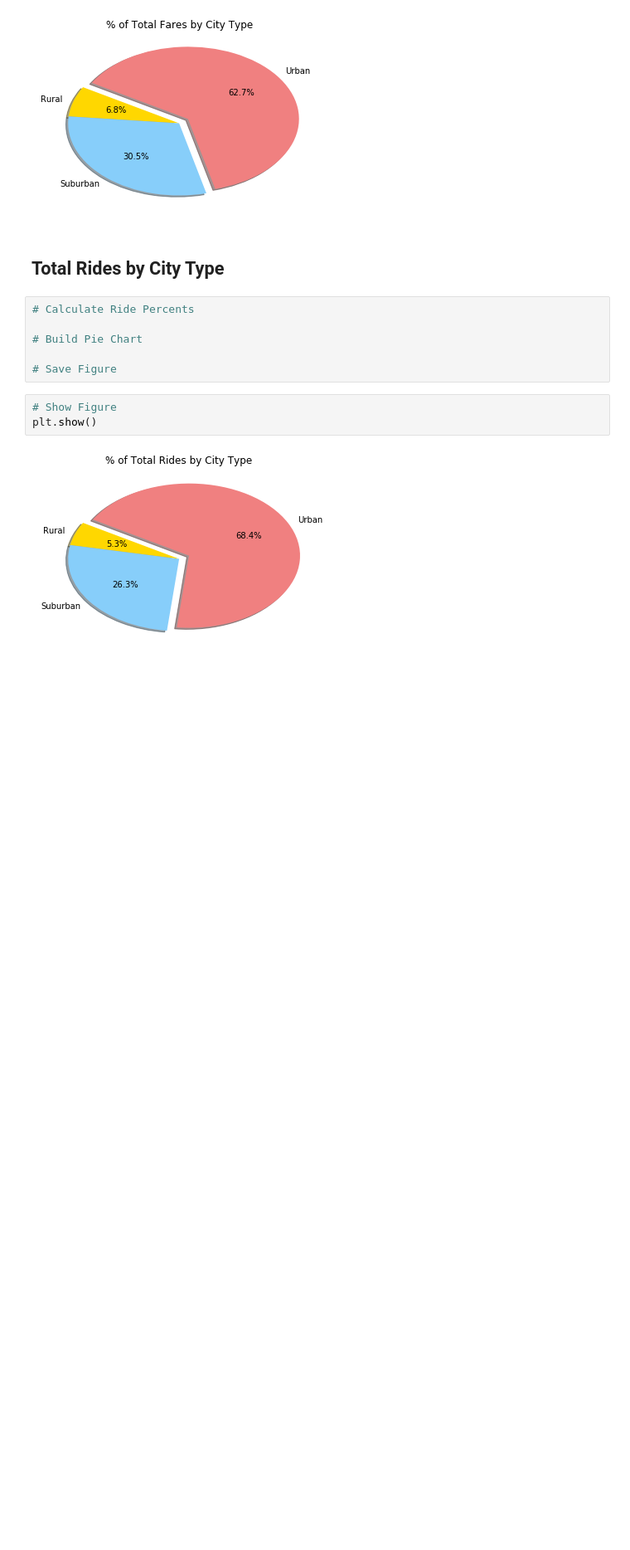
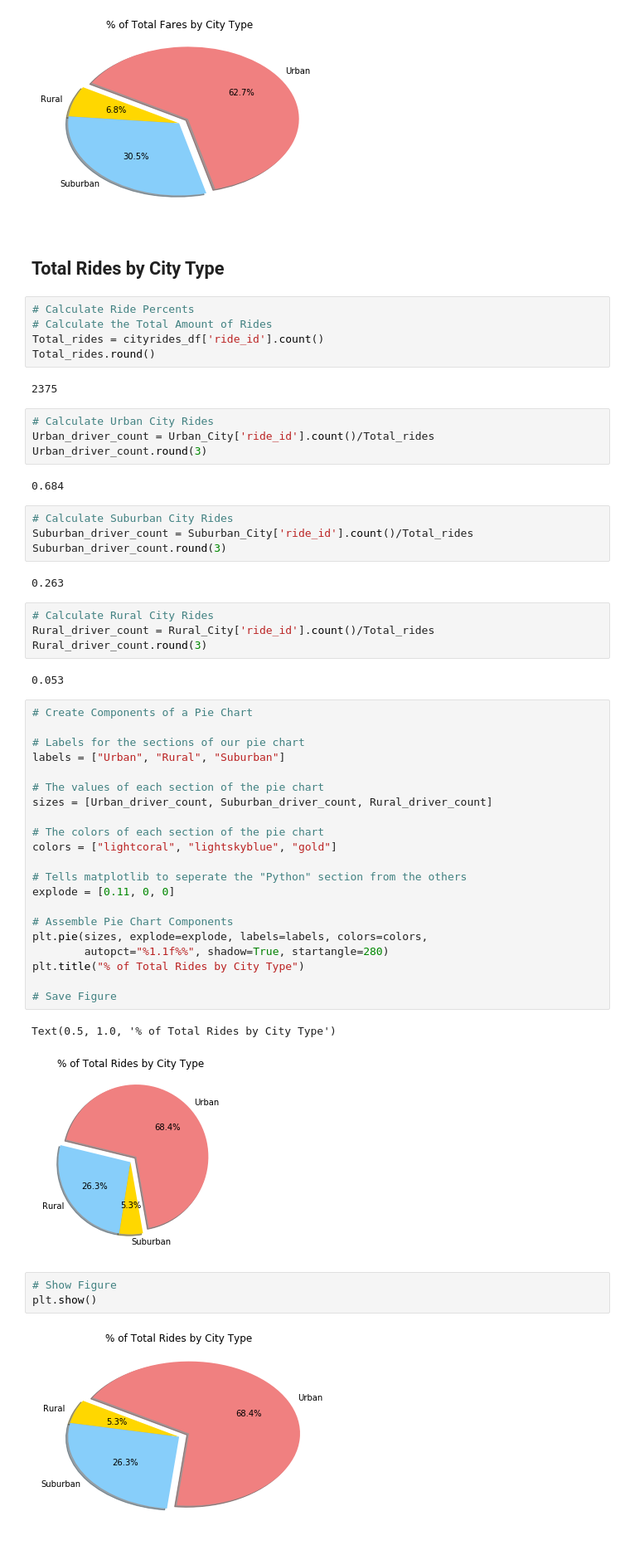
Before and after one commit to crfranch/matplotlib-challenge, a Jupyter notebook: 05-Matplotlib/Instructions/Pyber/pyber_starter.ipynb, the cells around one changed output. Shown: that part at 83% size. Cells and saved outputs as stored; diff of their text form; blank space fills up the shorter version.

```diff
--- a/05-Matplotlib/Instructions/Pyber/pyber_starter.ipynb
+++ b/05-Matplotlib/Instructions/Pyber/pyber_starter.ipynb
@@ -104,12 +136,55 @@ plt.show()
 [figure]
 # %% [markdown]
 ## Total Rides by City Type
-# %%
-# Calculate Ride Percents
-
-# Build Pie Chart
-
-# Save Figure
+# %%
+# Calculate Ride Percents
+# Calculate the Total Amount of Rides
+Total_rides = cityrides_df['ride_id'].count()
+Total_rides.round()
+# %% [output]
+2375
+# %%
+# Calculate Urban City Rides
+Urban_driver_count = Urban_City['ride_id'].count()/Total_rides
+Urban_driver_count.round(3)
+# %% [output]
+0.684
+# %%
+# Calculate Suburban City Rides
+Suburban_driver_count = Suburban_City['ride_id'].count()/Total_rides
+Suburban_driver_count.round(3)
+# %% [output]
+0.263
+# %%
+# Calculate Rural City Rides
+Rural_driver_count = Rural_City['ride_id'].count()/Total_rides
+Rural_driver_count.round(3)
+# %% [output]
+0.053
+# %%
+# Create Components of a Pie Chart
+
+# Labels for the sections of our pie chart
+labels = ["Urban", "Rural", "Suburban"]
+
+# The values of each section of the pie chart
+sizes = [Urban_driver_count, Suburban_driver_count, Rural_driver_count]
+
+# The colors of each section of the pie chart
+colors = ["lightcoral", "lightskyblue", "gold"]
+
+# Tells matplotlib to seperate the "Python" section from the others
+explode = [0.11, 0, 0]
+
+# Assemble Pie Chart Components
+plt.pie(sizes, explode=explode, labels=labels, colors=colors,
+        autopct="%1.1f%%", shadow=True, startangle=280)
+plt.title("% of Total Rides by City Type")
+
+# Save Figure
+# %% [output]
+Text(0.5, 1.0, '% of Total Rides by City Type')
+[figure, added]
 # %%
 # Show Figure
 plt.show()
```
Also changed, not shown: parts of 15 cells of this notebook.
